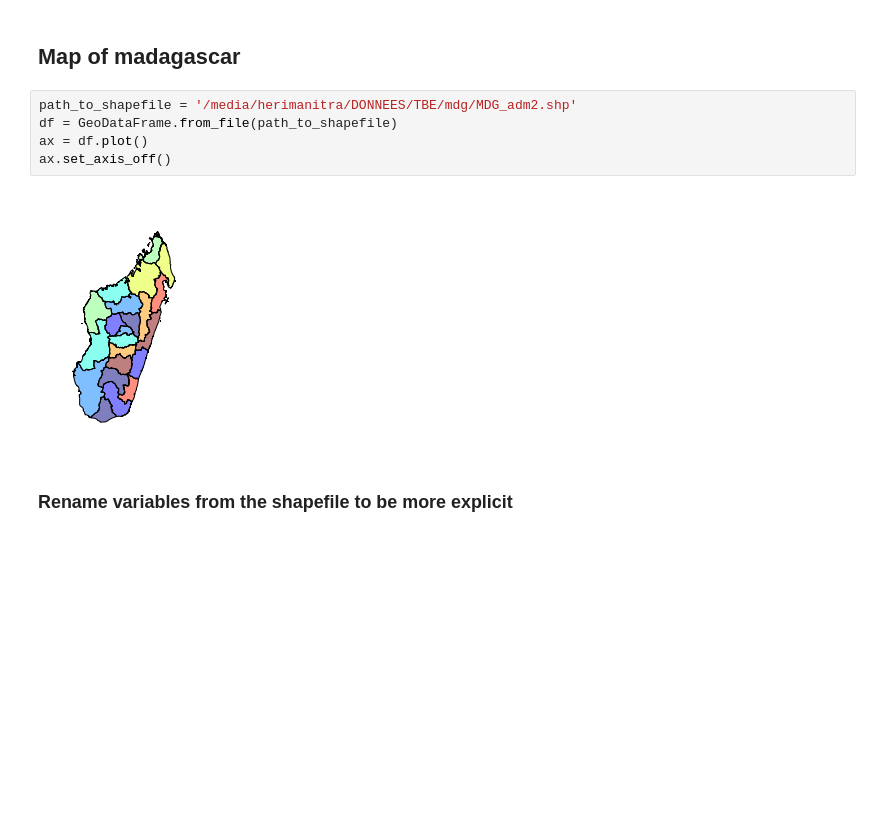
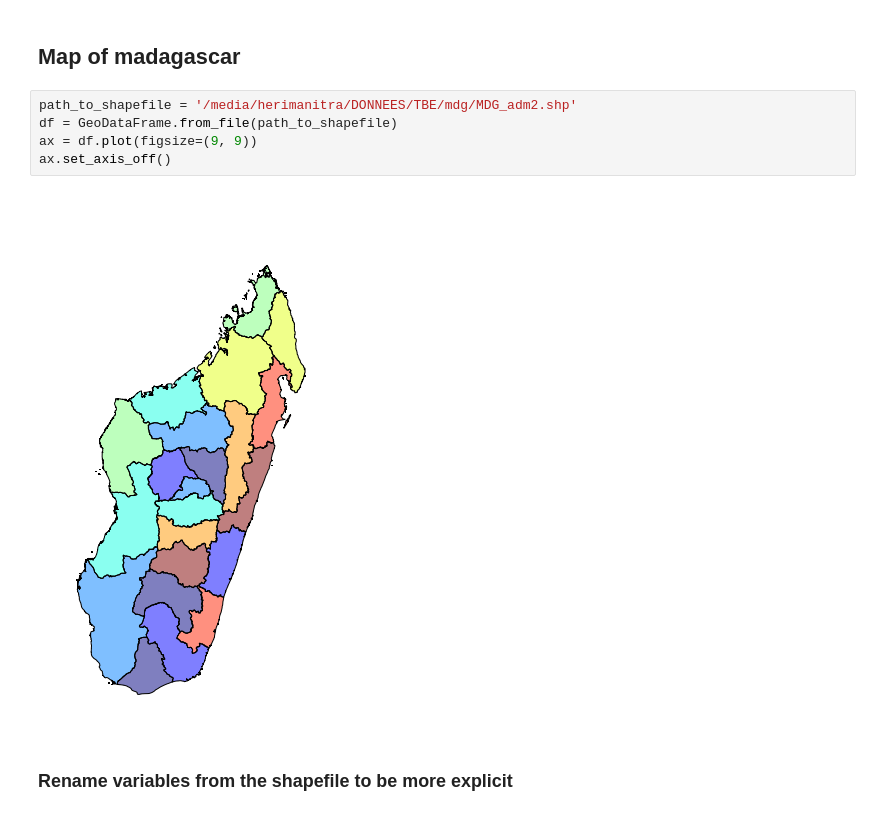
Before and after one commit to RanaivosonHerimanitra/Madagascar-in-Maps, a Jupyter notebook: madamap.ipynb, the cells around one changed output. Cells and saved outputs as stored; diff of their text form; blank space fills up the shorter version.

Commit message:
change figsize of maps

```diff
--- a/madamap.ipynb
+++ b/madamap.ipynb
@@ -17,10 +17,10 @@ import matplotlib.pyplot as plt
 # %%
 path_to_shapefile = '/media/herimanitra/DONNEES/TBE/mdg/MDG_adm2.shp'
 df = GeoDataFrame.from_file(path_to_shapefile)
-ax = df.plot()
+ax = df.plot(figsize=(9, 9))
 ax.set_axis_off()
 # %% [output]
-[figure, old version]
+[figure, new version]
 # %% [markdown]
 ### Rename variables from the shapefile to be more explicit
 # %%
```
Also changed, not shown: parts of 4 cells of this notebook.
